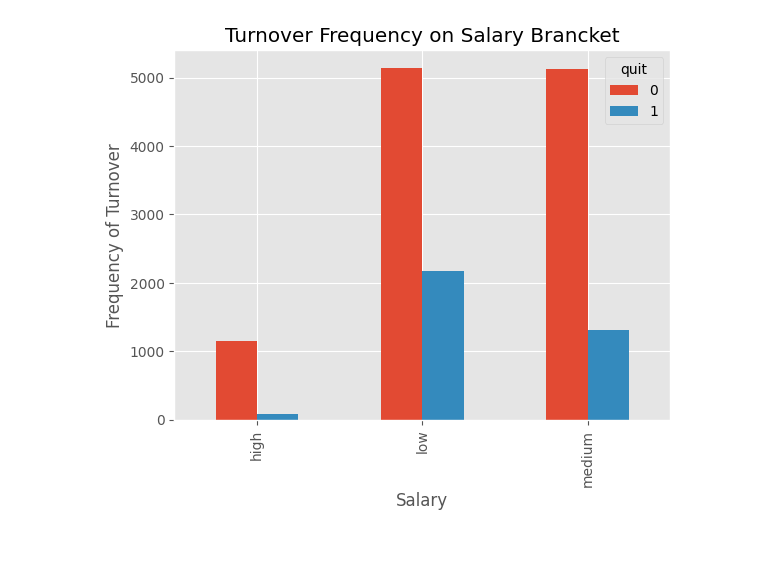
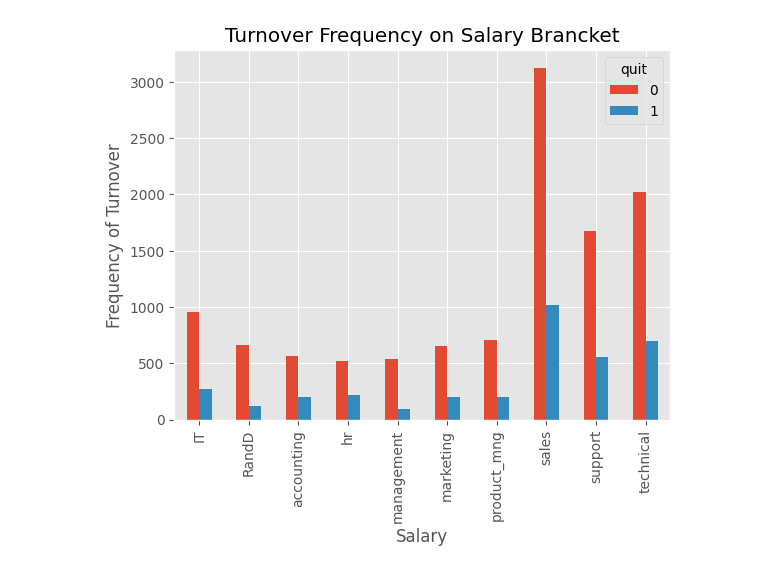
Before and after one commit to aa-ag/turnover, a Jupyter notebook: project/notebook.ipynb, the cells around one changed output. Cells and saved outputs as stored; diff of their text form; code cells hidden in the pictures.

Commit message:
Change salary to breakdown data by dept

```diff
--- a/project/notebook.ipynb
+++ b/project/notebook.ipynb
@@ -10,10 +10,10 @@ plt.style.use("ggplot")
 warnings.simplefilter("ignore")
 # %%
 df = pd.read_csv("./raw_data/employee_data.csv")
-pd.crosstab(df.salary, df.quit).plot(kind="bar")
+pd.crosstab(df.department, df.quit).plot(kind="bar")
 plt.title("Turnover Frequency on Salary Brancket")
 plt.xlabel("Salary")
 plt.ylabel("Frequency of Turnover")
 plt.show()
 # %% [output]
-[figure, old version]
+[figure, new version]
```
